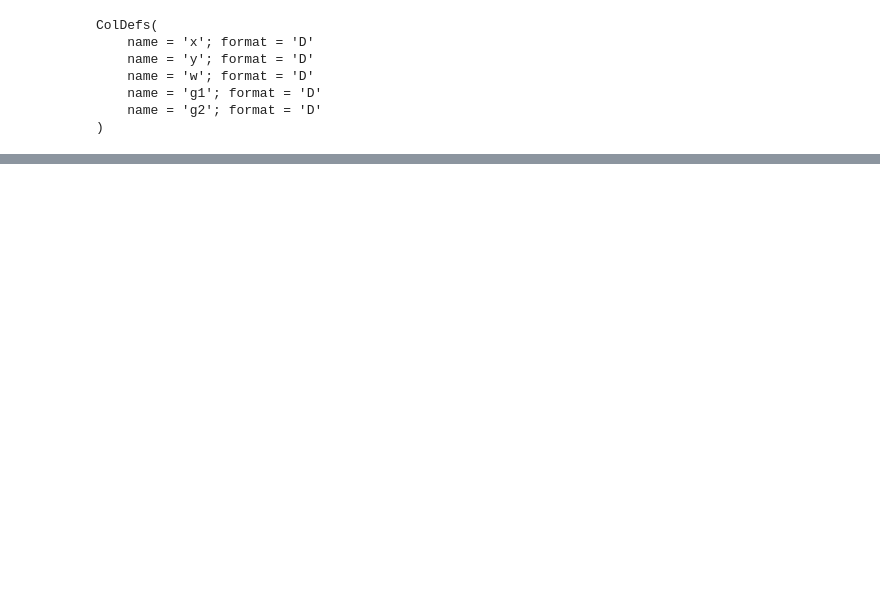
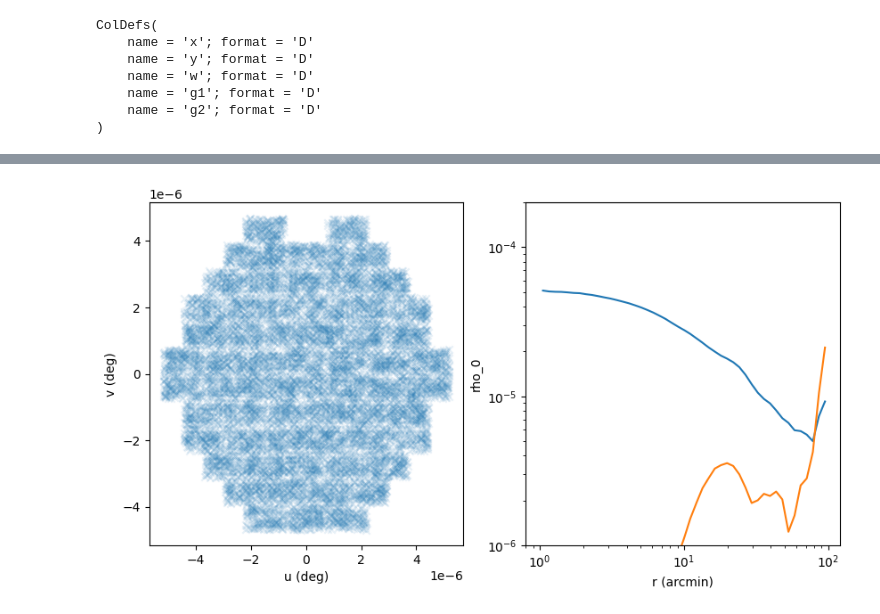
Before and after one commit to shubhagrawal30/aberrations, a Jupyter notebook: playgrounds/measurements.ipynb, the cells around one changed output, grey strips where cells are left out. Drawn from its saved outputs; the diff is of its cells as text; code cells hidden in the pictures; blank space fills up the shorter version.

```diff
--- a/playgrounds/measurements.ipynb
+++ b/playgrounds/measurements.ipynb
@@ -44,0 +65,24 @@ plt.close()
+# %%
+cat = treecorr.Catalog(data_file, x_col='x', y_col='y', g1_col='g1', g2_col='g2',
+                       x_units='arcsec', y_units='arcsec')
+gg = treecorr.GGCorrelation(min_sep=1, max_sep=100, sep_units='arcmin', bin_size=0.1)
+gg.process(cat)
+# %%
+fix, ax = plt.subplots(1,2, figsize=(10,5))
+ax[0].scatter(cat.x[::10] * conversion_factor, cat.y[::10] * conversion_factor, \
+              alpha=0.1, marker="x")
+ax[0].set_xlabel('u (deg)')
+ax[0].set_ylabel('v (deg)')
+
+ax[1].plot(np.exp(gg.meanlogr), gg.xip)
+ax[1].plot(np.exp(gg.meanlogr), gg.xim)
+ax[1].set_xlabel('r (arcmin)')
+ax[1].set_ylabel('rho_0')
+ax[1].set_xscale('log')
+ax[1].set_yscale('log')
+ax[1].set_ylim(1.e-6, 2.e-4)
+ax[1].set_xlim(0.8, 120)
+plt.show()
+plt.close()
+# %% [output]
+[figure, added]
```
Also changed, not shown: parts of 8 cells of this notebook, 7 other files.
